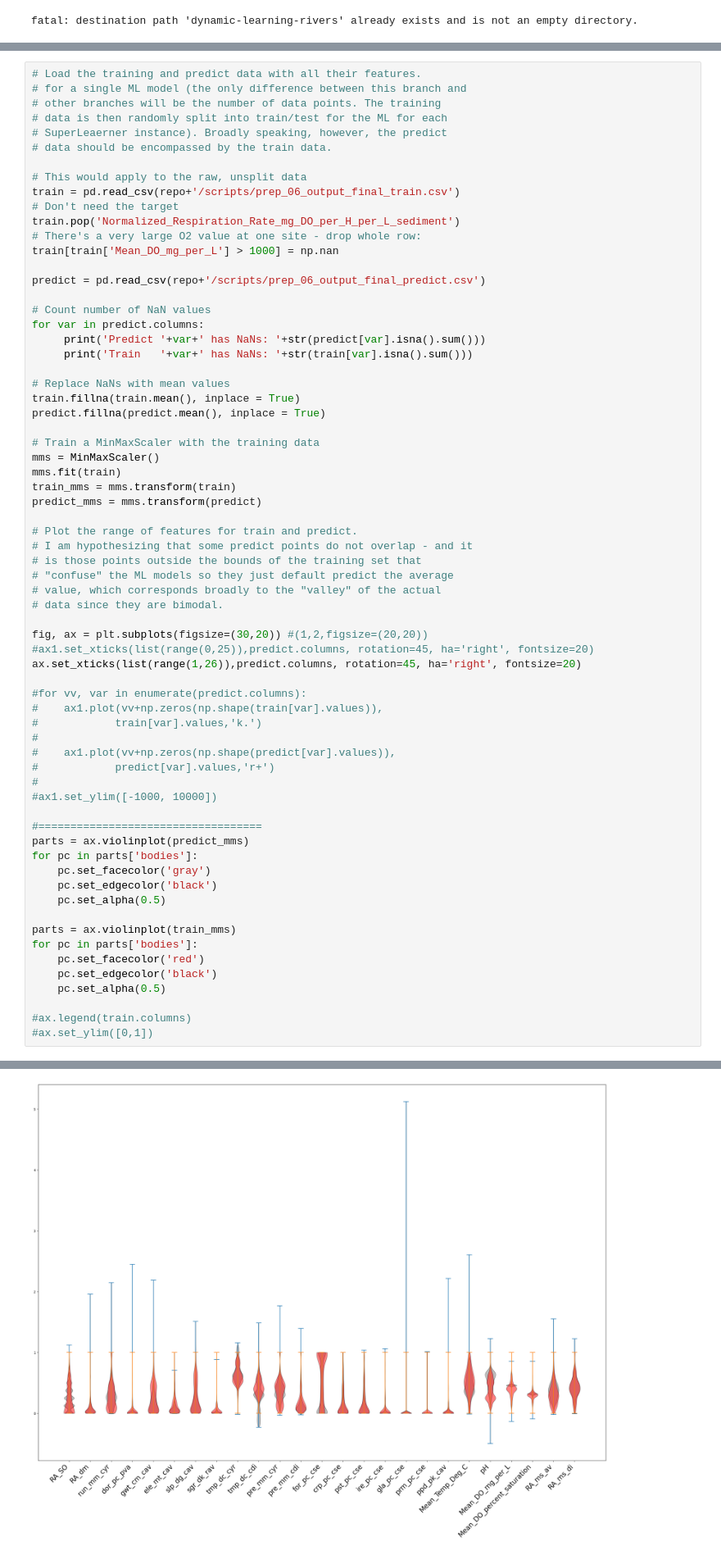
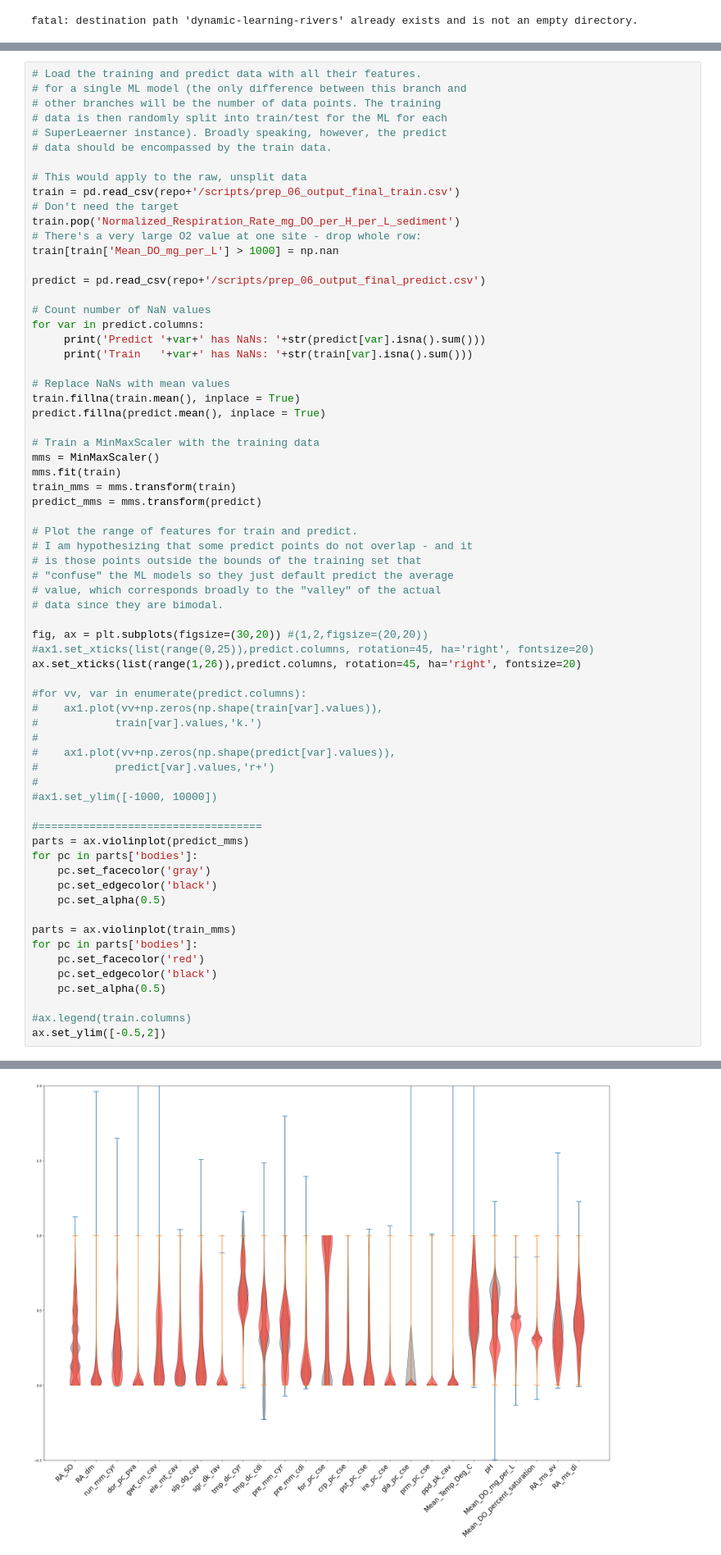
Before and after one commit to WHONDRS-Hub/ICON-ModEx_Open_Manuscript, a Jupyter notebook: fig02-resp-rate-hist/step_01_get_and_sketch_data.ipynb, the cells around one changed output, grey strips where cells are left out. Shown at 82% size. Saved outputs shown, nothing was run; the diff lists cells and outputs as text.

```diff
--- a/fig02-resp-rate-hist/step_01_get_and_sketch_data.ipynb
+++ b/fig02-resp-rate-hist/step_01_get_and_sketch_data.ipynb
@@ -413,6 +472,6 @@ for pc in parts['bodies']:
     pc.set_alpha(0.5)
 
 #ax.legend(train.columns)
-#ax.set_ylim([0,1])
+ax.set_ylim([-0.5,2])
 # %% [output]
 Predict RA_SO has NaNs: 0
@@ -435,4 +495,4 @@ Train   RA_ms_di has NaNs: 3
-[figure, old version]
+[figure, new version]
 # %%
 # Repeat as a boxplot since hard to see the number of actual outliers
 fig, ax = plt.subplots(figsize=(30,20)) #(1,2,figsize=(20,20))
```
Also changed, not shown: parts of 7 cells of this notebook, 30 other files.
